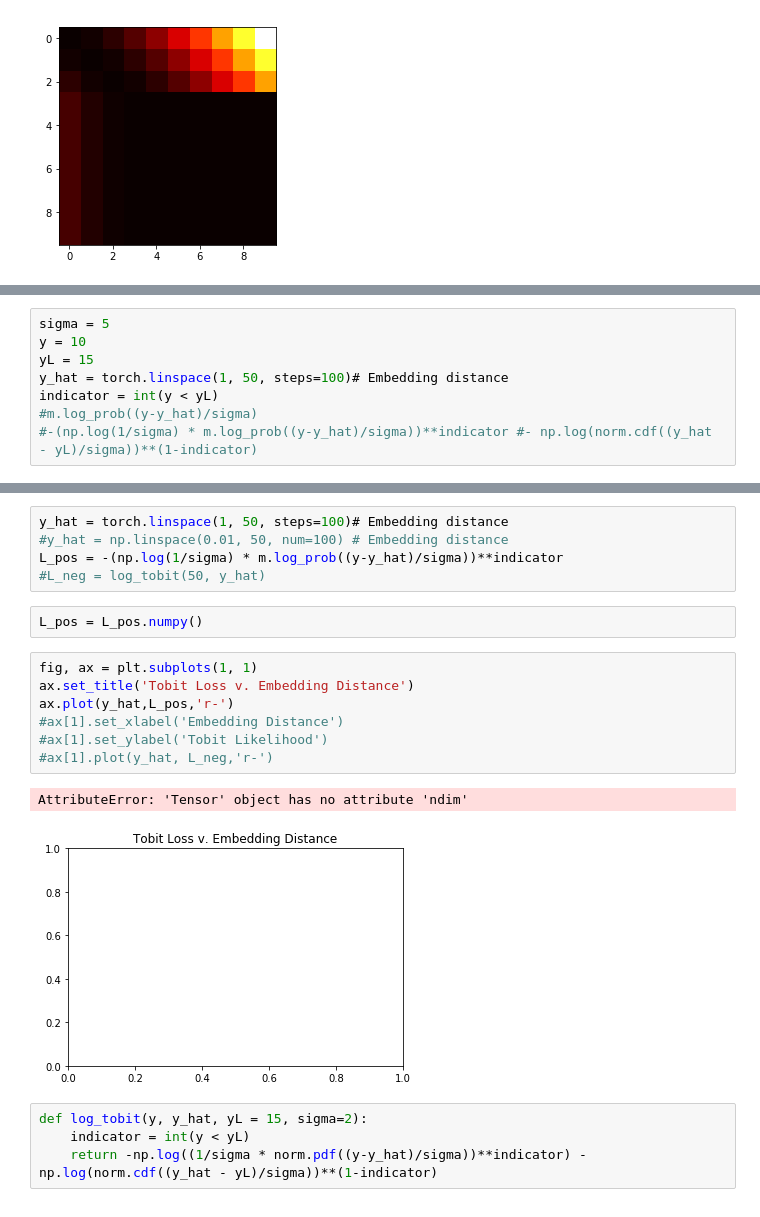
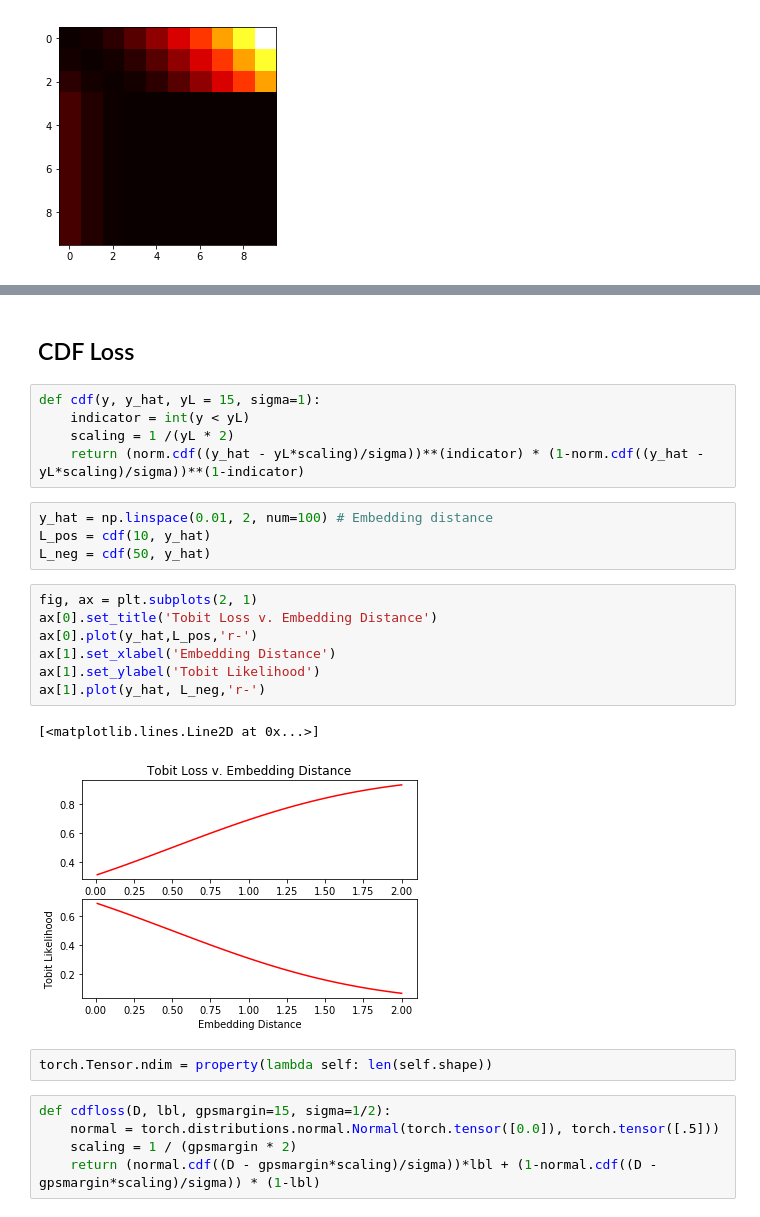
Before and after one commit to Holstrup/PlaceRecognition, a Jupyter notebook: notebooks/Tobit Plot.ipynb, the cells around one changed output, grey strips where cells are left out. Saved outputs shown, nothing was run; the diff lists cells and outputs as text.

```diff
--- a/notebooks/Tobit Plot.ipynb
+++ b/notebooks/Tobit Plot.ipynb
@@ -166,8 +255,0 @@ tensor([-1.4189])
-# %%
-sigma = 5
-y = 10
-yL = 15
-y_hat = torch.linspace(1, 50, steps=100)# Embedding distance
-indicator = int(y < yL)
-#m.log_prob((y-y_hat)/sigma)
-#-(np.log(1/sigma) * m.log_prob((y-y_hat)/sigma))**indicator #- np.log(norm.cdf((y_hat - yL)/sigma))**(1-indicator)
@@ -190,21 +259,28 @@ tensor([ -4.0863,  -3.8074,  -3.5443,  -3.2969,  -3.0653,  -2.8495,  -2.6495,
+# %% [markdown]
+## CDF Loss
+# %%
+def cdf(y, y_hat, yL = 15, sigma=1):
+    indicator = int(y < yL)
+    scaling = 1 /(yL * 2)
+    return (norm.cdf((y_hat - yL*scaling)/sigma))**(indicator) * (1-norm.cdf((y_hat - yL*scaling)/sigma))**(1-indicator)
 # %%
-y_hat = torch.linspace(1, 50, steps=100)# Embedding distance
-#y_hat = np.linspace(0.01, 50, num=100) # Embedding distance
-L_pos = -(np.log(1/sigma) * m.log_prob((y-y_hat)/sigma))**indicator
-#L_neg = log_tobit(50, y_hat)
+y_hat = np.linspace(0.01, 2, num=100) # Embedding distance
+L_pos = cdf(10, y_hat)
+L_neg = cdf(50, y_hat)
-# %%
-L_pos = L_pos.numpy()
 # %%
-fig, ax = plt.subplots(1, 1)
-ax.set_title('Tobit Loss v. Embedding Distance')
-ax.plot(y_hat,L_pos,'r-')
-#ax[1].set_xlabel('Embedding Distance')
-#ax[1].set_ylabel('Tobit Likelihood')
-#ax[1].plot(y_hat, L_neg,'r-')
+fig, ax = plt.subplots(2, 1)
+ax[0].set_title('Tobit Loss v. Embedding Distance')
+ax[0].plot(y_hat,L_pos,'r-')
+ax[1].set_xlabel('Embedding Distance')
+ax[1].set_ylabel('Tobit Likelihood')
+ax[1].plot(y_hat, L_neg,'r-')
 # %% [output]
-AttributeError: 'Tensor' object has no attribute 'ndim'
+[<matplotlib.lines.Line2D at 0x...>]
-[figure, old version]
+[figure, new version]
-# %%
-def log_tobit(y, y_hat, yL = 15, sigma=2):
-    indicator = int(y < yL)
-    return -np.log((1/sigma * norm.pdf((y-y_hat)/sigma))**indicator) - np.log(norm.cdf((y_hat - yL)/sigma))**(1-indicator)
+# %%
+torch.Tensor.ndim = property(lambda self: len(self.shape))
+# %%
+def cdfloss(D, lbl, gpsmargin=15, sigma=1/2):
+    normal = torch.distributions.normal.Normal(torch.tensor([0.0]), torch.tensor([.5]))
+    scaling = 1 / (gpsmargin * 2)
+    return (normal.cdf((D - gpsmargin*scaling)/sigma))*lbl + (1-normal.cdf((D - gpsmargin*scaling)/sigma)) * (1-lbl)
```
Also changed, not shown: parts of 30 cells of this notebook, 1 other file.
